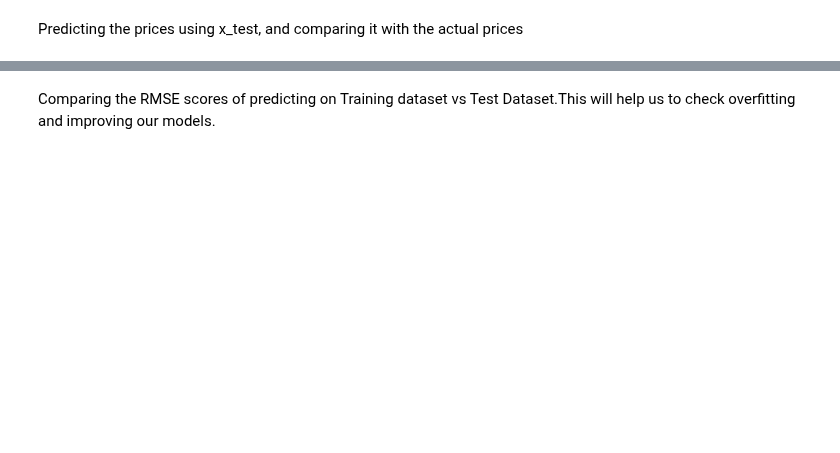
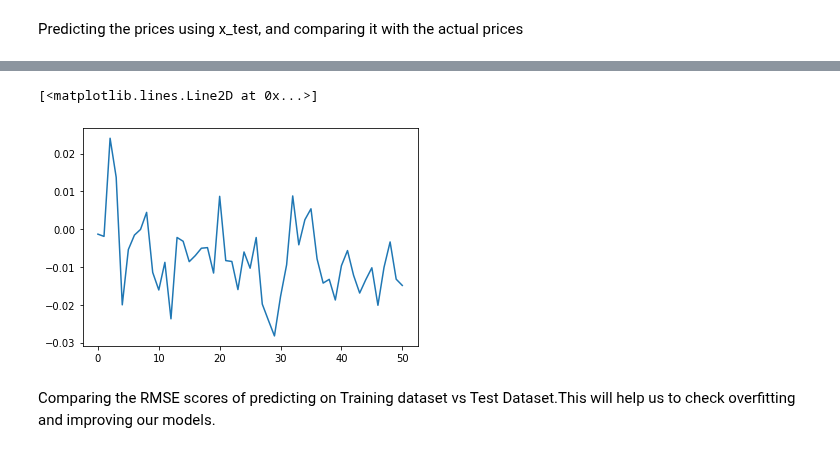
Before and after one commit to akhil14shukla/Crypto-Prediction, a Jupyter notebook: main_LSTM.ipynb, the cells around one changed output, grey strips where cells are left out. Saved outputs shown, nothing was run; the diff lists cells and outputs as text; code cells hidden in the pictures; blank space fills up the shorter version.

```diff
--- a/main_LSTM.ipynb
+++ b/main_LSTM.ipynb
@@ -328,3 +330,8 @@ plt.show()
+# %%
+plt.plot(model.predict(x_test))
+# %% [output]
+[<matplotlib.lines.Line2D at 0x...>]
+[figure, added]
 # %% [markdown]
 Comparing the RMSE scores of predicting on Training dataset vs Test Dataset.This will help us to check overfitting and improving our models.
 # %%
```
Also changed, not shown: parts of 9 cells of this notebook.
